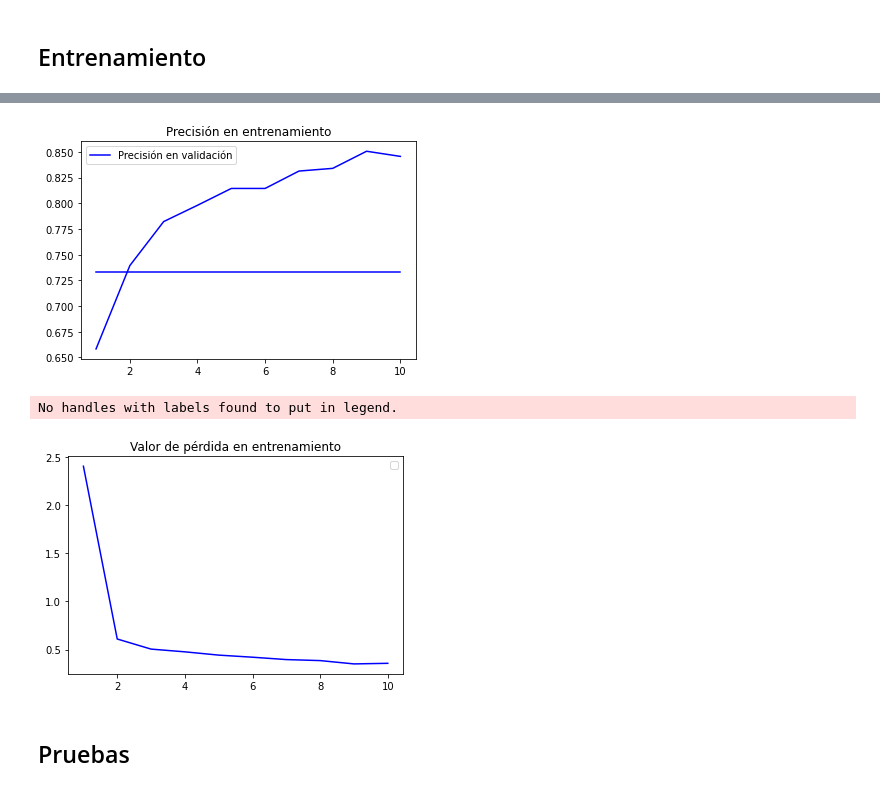
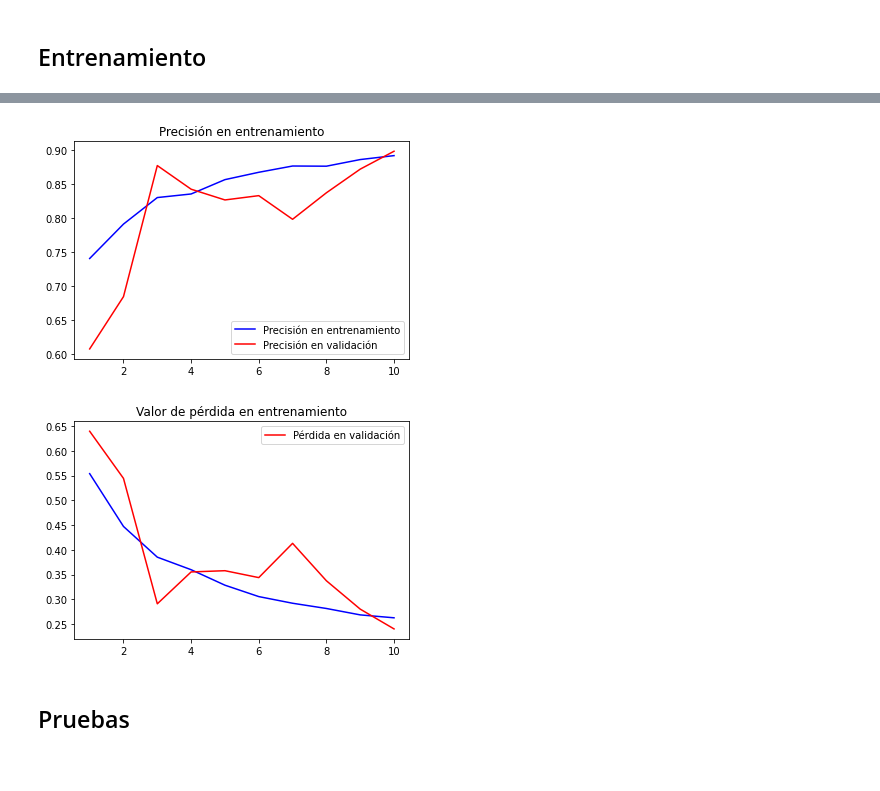
Before and after one commit to Popou123/Trabajo-Jaime-Rodriguez-Albuin, a Jupyter notebook: TFG.ipynb, the cells around one changed output, grey strips where cells are left out. Cells and saved outputs as stored; diff of their text form; code cells hidden in the pictures.

```diff
--- a/TFG.ipynb
+++ b/TFG.ipynb
@@ -667,31 +672,30 @@ Epoch 10/10
 # %%
 from matplotlib import pyplot
 import pandas as pd
 historial2 = pd.read_csv('/content/gdrive/My Drive/historial_modelo_2.csv').to_dict()
 
 prec2 = list(historial2['acc'].values())
 validacion_prec2 = list(historial2['val_acc'].values())
 perdida2 = list(historial2['loss'].values())
 validacion_perdida2 = list(historial2['val_loss'].values())
 
-n_epochs2 = range(1, len(prec) + 1)
+n_epochs2 = range(1, len(prec2) + 1)
 
-pyplot.plot(n_epochs2, prec2, 'b')
-pyplot.plot(n_epochs2, validacion_prec2, 'b', label='Precisión en validación')
+pyplot.plot(n_epochs2, prec2, 'b', label='Precisión en entrenamiento')
+pyplot.plot(n_epochs2, validacion_prec2, 'r', label='Precisión en validación')
 pyplot.title('Precisión en entrenamiento')
 pyplot.legend()
 pyplot.show()
 # %% [output]
-[figure, old version]
+[figure, new version]
 # %%
 pyplot.plot(n_epochs2, perdida2, 'b')
-#pyplot.plot(n_epochs2, val_loss2, 'b', label='Pérdida en validación')
+pyplot.plot(n_epochs2, validacion_perdida2, 'r', label='Pérdida en validación')
 pyplot.title('Valor de pérdida en entrenamiento')
 pyplot.legend()
 pyplot.show()
 # %% [output]
-No handles with labels found to put in legend.
-[figure, old version]
+[figure, new version]
 # %%
 #Guardamos el nuevo modelo en el drive.
 modelo2.save('/content/gdrive/My Drive/segunda_red.h5')
```
Also changed, not shown: parts of 37 cells of this notebook.
